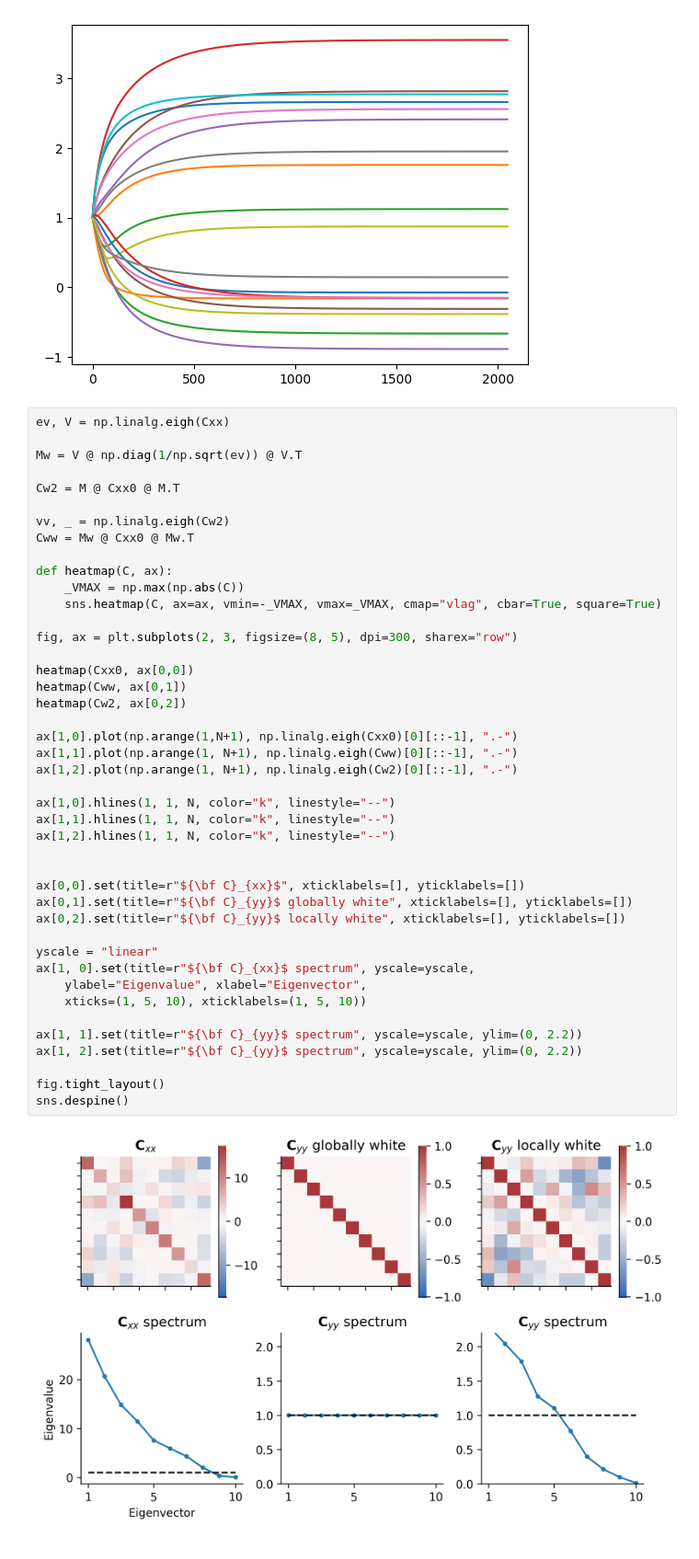
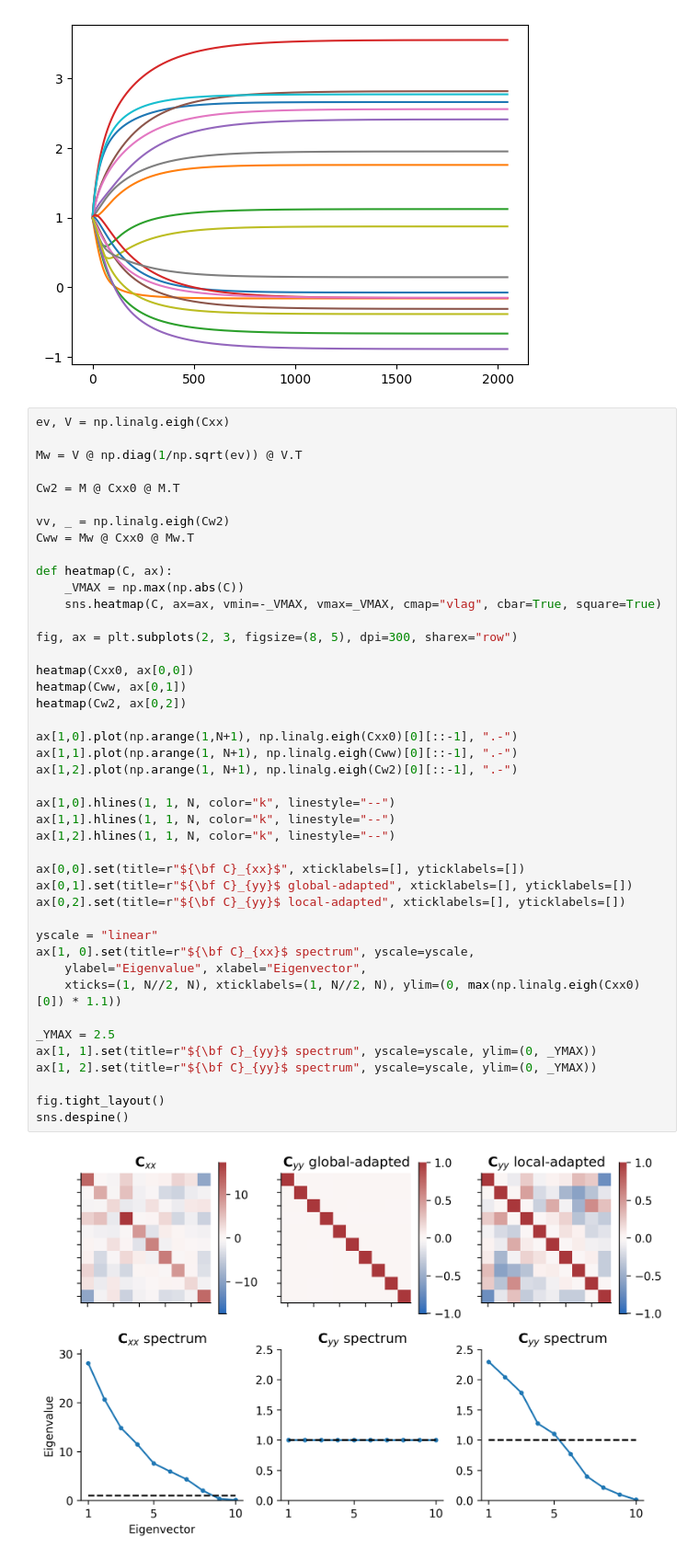
Before and after one commit to lyndond/frame_whitening, a Jupyter notebook: figures/conv1d.ipynb, the cells around one changed output. Shown at 92% size. Cells and saved outputs as stored; diff of their text form.

```diff
--- a/figures/conv1d.ipynb
+++ b/figures/conv1d.ipynb
@@ -58,37 +58,37 @@ vv, _ = np.linalg.eigh(Cw2)
 Cww = Mw @ Cxx0 @ Mw.T
 
 def heatmap(C, ax):
     _VMAX = np.max(np.abs(C))
     sns.heatmap(C, ax=ax, vmin=-_VMAX, vmax=_VMAX, cmap="vlag", cbar=True, square=True)
 
 fig, ax = plt.subplots(2, 3, figsize=(8, 5), dpi=300, sharex="row")
 
 heatmap(Cxx0, ax[0,0])
 heatmap(Cww, ax[0,1])
 heatmap(Cw2, ax[0,2])
 
 ax[1,0].plot(np.arange(1,N+1), np.linalg.eigh(Cxx0)[0][::-1], ".-")
 ax[1,1].plot(np.arange(1, N+1), np.linalg.eigh(Cww)[0][::-1], ".-")
 ax[1,2].plot(np.arange(1, N+1), np.linalg.eigh(Cw2)[0][::-1], ".-")
 
 ax[1,0].hlines(1, 1, N, color="k", linestyle="--")
 ax[1,1].hlines(1, 1, N, color="k", linestyle="--")
 ax[1,2].hlines(1, 1, N, color="k", linestyle="--")
 
-
 ax[0,0].set(title=r"${\bf C}_{xx}$", xticklabels=[], yticklabels=[])
-ax[0,1].set(title=r"${\bf C}_{yy}$ globally white", xticklabels=[], yticklabels=[])
-ax[0,2].set(title=r"${\bf C}_{yy}$ locally white", xticklabels=[], yticklabels=[])
+ax[0,1].set(title=r"${\bf C}_{yy}$ global-adapted", xticklabels=[], yticklabels=[])
+ax[0,2].set(title=r"${\bf C}_{yy}$ local-adapted", xticklabels=[], yticklabels=[])
 
 yscale = "linear"
 ax[1, 0].set(title=r"${\bf C}_{xx}$ spectrum", yscale=yscale,
     ylabel="Eigenvalue", xlabel="Eigenvector",
-    xticks=(1, 5, 10), xticklabels=(1, 5, 10))
+    xticks=(1, N//2, N), xticklabels=(1, N//2, N), ylim=(0, max(np.linalg.eigh(Cxx0)[0]) * 1.1))
 
-ax[1, 1].set(title=r"${\bf C}_{yy}$ spectrum", yscale=yscale, ylim=(0, 2.2))
-ax[1, 2].set(title=r"${\bf C}_{yy}$ spectrum", yscale=yscale, ylim=(0, 2.2))
+_YMAX = 2.5
+ax[1, 1].set(title=r"${\bf C}_{yy}$ spectrum", yscale=yscale, ylim=(0, _YMAX))
+ax[1, 2].set(title=r"${\bf C}_{yy}$ spectrum", yscale=yscale, ylim=(0, _YMAX))
 
 fig.tight_layout()
 sns.despine()
 # %% [output]
-[figure, old version]
+[figure, new version]
```
Also changed, not shown: 1 other file.
